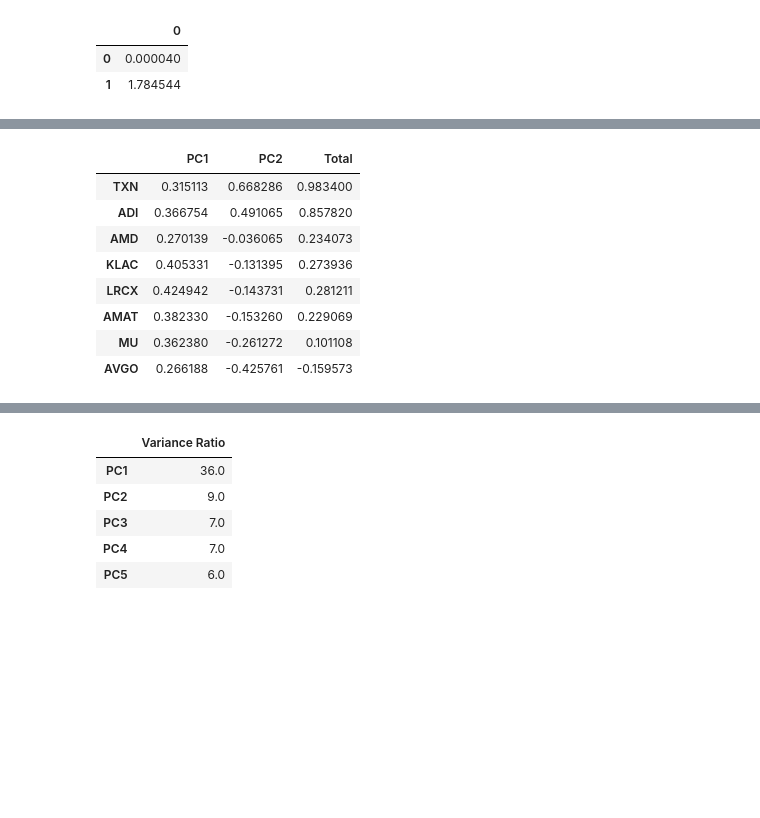
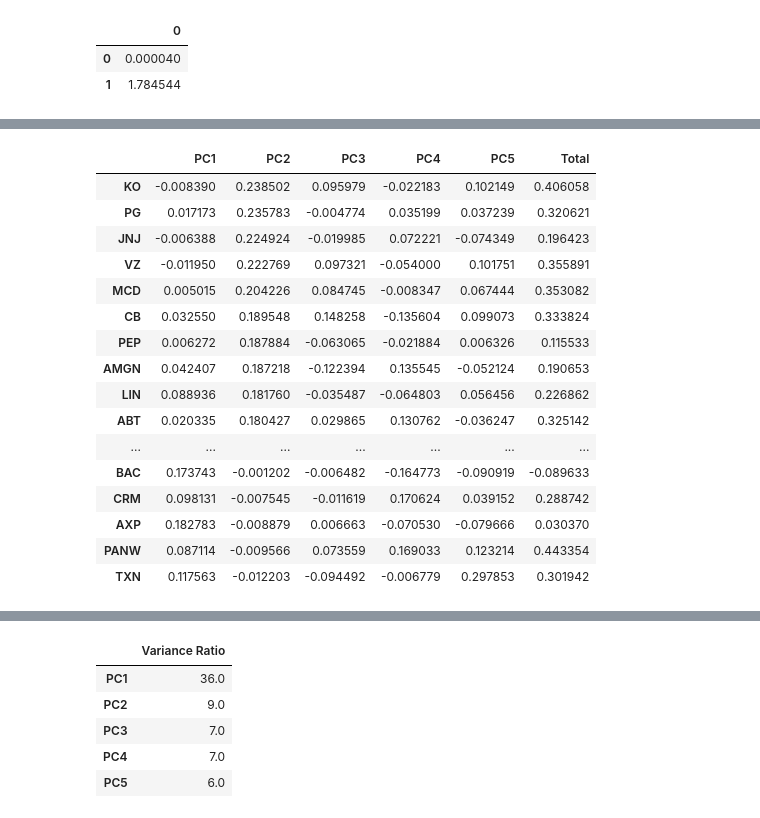
Before and after one commit to Pj-354/project_1, a Jupyter notebook: workbook_stocks.ipynb, the cells around one changed output, grey strips where cells are left out. Saved outputs shown, nothing was run; the diff lists cells and outputs as text; code cells hidden in the pictures; blank space fills up the shorter version.

```diff
--- a/workbook_stocks.ipynb
+++ b/workbook_stocks.ipynb
@@ -520,5 +438,34 @@ for i,v in theme_map.items():
+# %%
+sector_map = {
+    'Biotech'             : ['GILD', 'ABBV', 'BSX', 'AMGN', 'ISRG', 'MDT', 'ABT', 'TMO', 'LLY', 'DHR', 'SYK',
+                             'DHR'],
+    'Consumer'            : ['HD', 'LOW', 'PG', 'PEP', 'AMZN', 'MRK', 'JNJ', 'DASH', 'KO', 'APP', 'PM', 'BKNG',
+                             'TJX','COST', 'MCD'],
+    'Healthcare'          : ['AMGN','MRK', 'UNH'],
+    'Business Software'   : ['CSCO', 'NOW', 'ORCL', 'PANW', 'CRM', 'AMZN', 'CRWD', 'ADP', 'ADBE', 'IBM', 'MSFT'],
+    'Telecoms'            : ['T', 'VZ', 'APH', 'TMUS', 'INTU'],
+    'Mega-Cap Tech'       : ['AAPL', 'UBER', 'META', 'CSCO', 'ORCL', 'NFLX', 'AMZN', 'AVGO', 'PLTR', 'DASH','APP',
+                             'GOOGL', 'IBM', 'MSFT', 'ANET'],
+    'Financials'          : ['AXP', 'V', 'MA', 'BAC', 'SPGI', 'BLK', 'SCHW', 'BX', 'PGR', 'C', 'CB', 'MS', 'ACN'
+                             ,'WFC', 'KKR', 'GS', 'JPM'] ,
+    'Industrials'         : ['LIN', 'HON', 'PG', 'GE', 'BA', 'CAT', 'RTX'],
+    'Semi'                : ['AMAT', 'TXN', 'QCOM', 'AMD', 'AVGO', 'MU', 'KLAC', 'ADI', 'ANET', 'LRCX'],
+    'Power'               : ['ETN', 'HON', 'GE', 'NEE', 'DE'],
+    'Oil & Gas'           : ['CVX', 'COP'],
+    'Other'               : ['CMCSA', 'DIS', 'GE', 'BA', 'PGR', 'WMT', 'UNP','WELL', 'BKNG', 'RTX']
+}
+
+# Check if all the collected tickers are in the list
+present         = set().union(*(set(v) for v in sector_map.values()))
+missing         = set(collected_tickers).difference(present)
+missing
+
+# Map into df space
+sector_dfs = {}
+for i,v in sector_map.items():
+    sector_dfs[i] = regular_df[v]
 # %%
-start_window = '2025-5-01'
+start_window = '2025-05-01'
 end_window   = '2025-9-25'
 
 
@@ -533,7 +480,7 @@ def pca_analysis(tag : str, dfs, start_date=start_window, end_date = end_window)
 
     df_i = df_i.loc[start_window : end_window].copy()
 
-
+    print(df_i.index[0], df_i.index[-1])
     # Standardise
     standardised_rets = pd.DataFrame(StandardScaler().fit_transform(df_i),
                                      columns = df_i.columns,
@@ -551,2 +580,2 @@ def pca_analysis(tag : str, dfs, start_date=start_window, end_date = end_window)
 # %%
-loadings, explained_var_by_PC = pca_analysis('Semi', sector_dfs)
+loadings, explained_var_by_PC = pca_analysis(tag = False, dfs =regular_df)
@@ -553,17 +584,25 @@ loadings, explained_var_by_PC = pca_analysis('Semi', sector_dfs)
 # %%
-loadings_N          = loadings.iloc[:, :2].copy()
+loadings_N          = loadings.iloc[:, :5].copy()
 loadings_N['Total'] = loadings_N.sum(axis=1)
-loadings_N.sort_values(by='PC2', ascending=False)
+loadings_N.sort_values(by='PC2', ascending=False).head(60)
 # %% [output]
-|  | PC1 | PC2 | Total |
-| TXN | 0.315113 | 0.668286 | 0.983400 |
-| ADI | 0.366754 | 0.491065 | 0.857820 |
-| AMD | 0.270139 | -0.036065 | 0.234073 |
-| KLAC | 0.405331 | -0.131395 | 0.273936 |
-| LRCX | 0.424942 | -0.143731 | 0.281211 |
-| AMAT | 0.382330 | -0.153260 | 0.229069 |
-| MU | 0.362380 | -0.261272 | 0.101108 |
-| AVGO | 0.266188 | -0.425761 | -0.159573 |
+|  | PC1 | PC2 | PC3 | PC4 | PC5 | Total |
+| KO | -0.008390 | 0.238502 | 0.095979 | -0.022183 | 0.102149 | 0.406058 |
+| PG | 0.017173 | 0.235783 | -0.004774 | 0.035199 | 0.037239 | 0.320621 |
+| JNJ | -0.006388 | 0.224924 | -0.019985 | 0.072221 | -0.074349 | 0.196423 |
+| VZ | -0.011950 | 0.222769 | 0.097321 | -0.054000 | 0.101751 | 0.355891 |
+| MCD | 0.005015 | 0.204226 | 0.084745 | -0.008347 | 0.067444 | 0.353082 |
+| CB | 0.032550 | 0.189548 | 0.148258 | -0.135604 | 0.099073 | 0.333824 |
+| PEP | 0.006272 | 0.187884 | -0.063065 | -0.021884 | 0.006326 | 0.115533 |
+| AMGN | 0.042407 | 0.187218 | -0.122394 | 0.135545 | -0.052124 | 0.190653 |
+| LIN | 0.088936 | 0.181760 | -0.035487 | -0.064803 | 0.056456 | 0.226862 |
+| ABT | 0.020335 | 0.180427 | 0.029865 | 0.130762 | -0.036247 | 0.325142 |
+| ... | ... | ... | ... | ... | ... | ... |
+| BAC | 0.173743 | -0.001202 | -0.006482 | -0.164773 | -0.090919 | -0.089633 |
+| CRM | 0.098131 | -0.007545 | -0.011619 | 0.170624 | 0.039152 | 0.288742 |
+| AXP | 0.182783 | -0.008879 | 0.006663 | -0.070530 | -0.079666 | 0.030370 |
+| PANW | 0.087114 | -0.009566 | 0.073559 | 0.169033 | 0.123214 | 0.443354 |
+| TXN | 0.117563 | -0.012203 | -0.094492 | -0.006779 | 0.297853 | 0.301942 |
 # %%
 explained_var_by_PC['cumsum'] = explained_var_by_PC['PC'].cumsum()
 explained_var_by_PC['cumsum'].plot()
```
Also changed, not shown: parts of 17 cells of this notebook, 16 other files.
